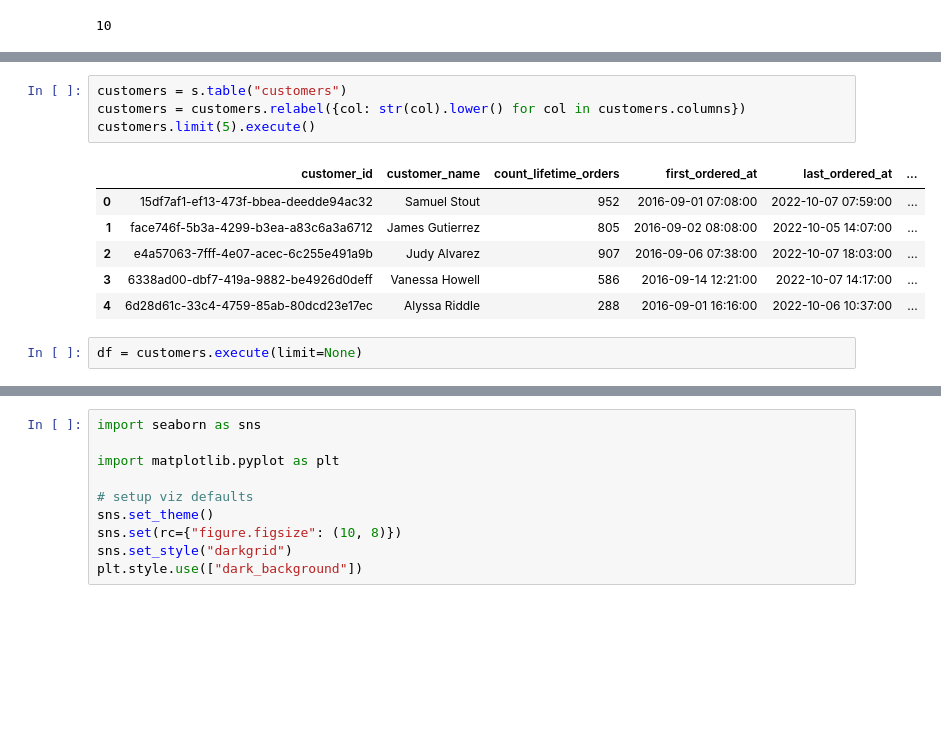
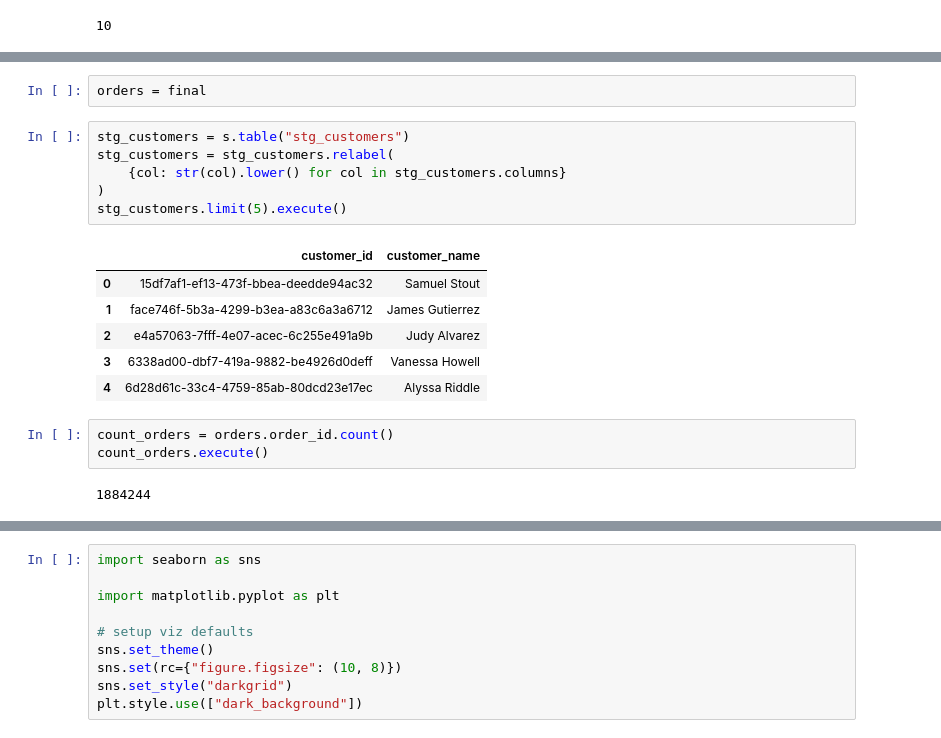
Before and after one commit to dbt-labs/dbt-demo-data, a Jupyter notebook: ibis.ipynb, the cells around one changed output, grey strips where cells are left out. Cells and saved outputs as stored; diff of their text form; blank space fills up the shorter version.

```diff
--- a/ibis.ipynb
+++ b/ibis.ipynb
@@ -394,13 +309,20 @@ order_items_summary.order_by(ibis.desc("count_items")).limit(100).execute()
+# %%
+orders = final
 # %%
-customers = s.table("customers")
-customers = customers.relabel({col: str(col).lower() for col in customers.columns})
-customers.limit(5).execute()
+stg_customers = s.table("stg_customers")
+stg_customers = stg_customers.relabel(
+    {col: str(col).lower() for col in stg_customers.columns}
+)
+stg_customers.limit(5).execute()
 # %% [output]
-|  | customer_id | customer_name | count_lifetime_orders | first_ordered_at | last_ordered_at | ... |
-| 0 | 15df7af1-ef13-473f-bbea-deedde94ac32 | Samuel Stout | 952 | 2016-09-01 07:08:00 | 2022-10-07 07:59:00 | ... |
-| 1 | face746f-5b3a-4299-b3ea-a83c6a3a6712 | James Gutierrez | 805 | 2016-09-02 08:08:00 | 2022-10-05 14:07:00 | ... |
-| 2 | e4a57063-7fff-4e07-acec-6c255e491a9b | Judy Alvarez | 907 | 2016-09-06 07:38:00 | 2022-10-07 18:03:00 | ... |
-| 3 | 6338ad00-dbf7-419a-9882-be4926d0deff | Vanessa Howell | 586 | 2016-09-14 12:21:00 | 2022-10-07 14:17:00 | ... |
-| 4 | 6d28d61c-33c4-4759-85ab-80dcd23e17ec | Alyssa Riddle | 288 | 2016-09-01 16:16:00 | 2022-10-06 10:37:00 | ... |
+|  | customer_id | customer_name |
+| 0 | 15df7af1-ef13-473f-bbea-deedde94ac32 | Samuel Stout |
+| 1 | face746f-5b3a-4299-b3ea-a83c6a3a6712 | James Gutierrez |
+| 2 | e4a57063-7fff-4e07-acec-6c255e491a9b | Judy Alvarez |
+| 3 | 6338ad00-dbf7-419a-9882-be4926d0deff | Vanessa Howell |
+| 4 | 6d28d61c-33c4-4759-85ab-80dcd23e17ec | Alyssa Riddle |
-# %%
-df = customers.execute(limit=None)
+# %%
+count_orders = orders.order_id.count()
+count_orders.execute()
+# %% [output]
+1884244
```
Also changed, not shown: parts of 23 cells of this notebook.
